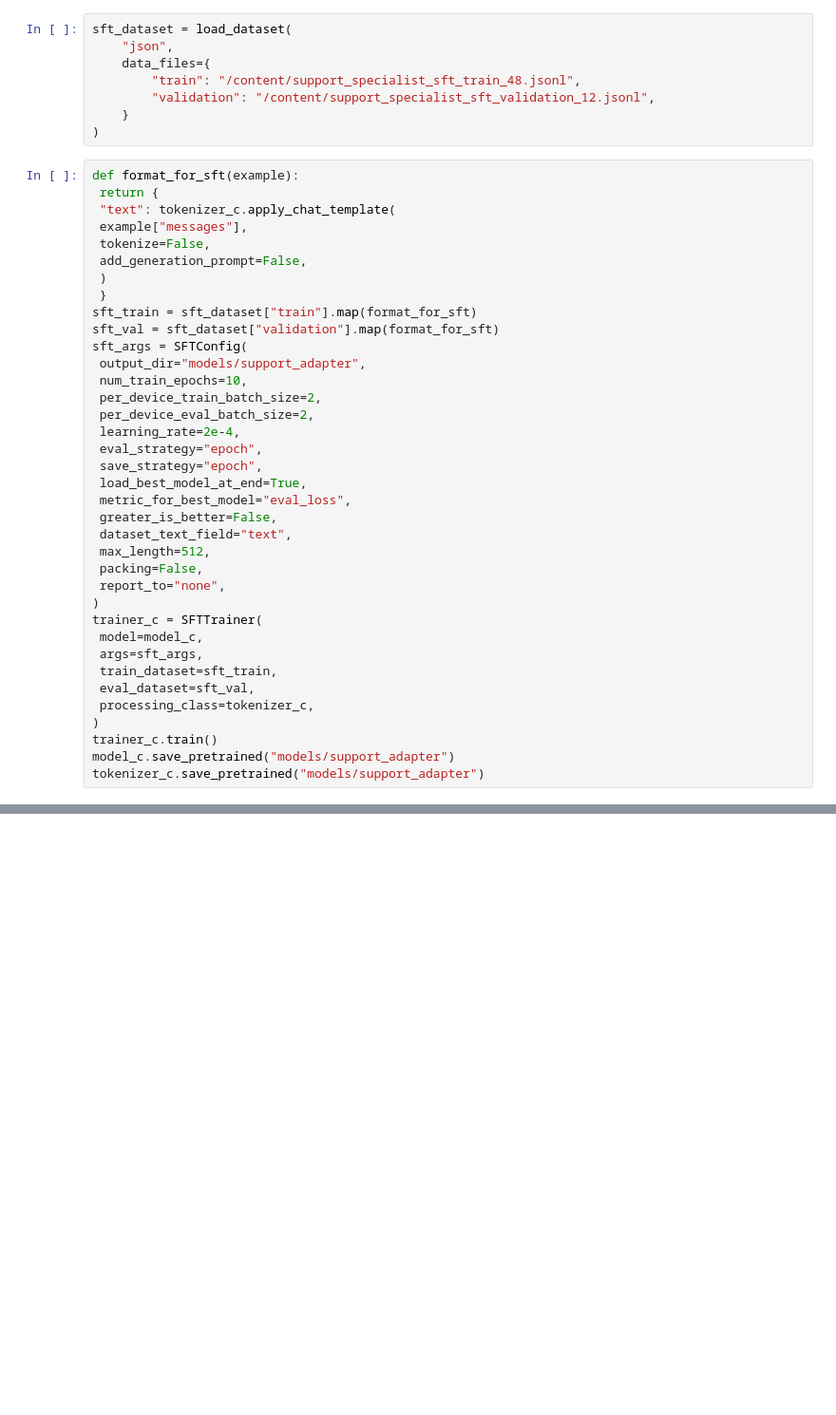
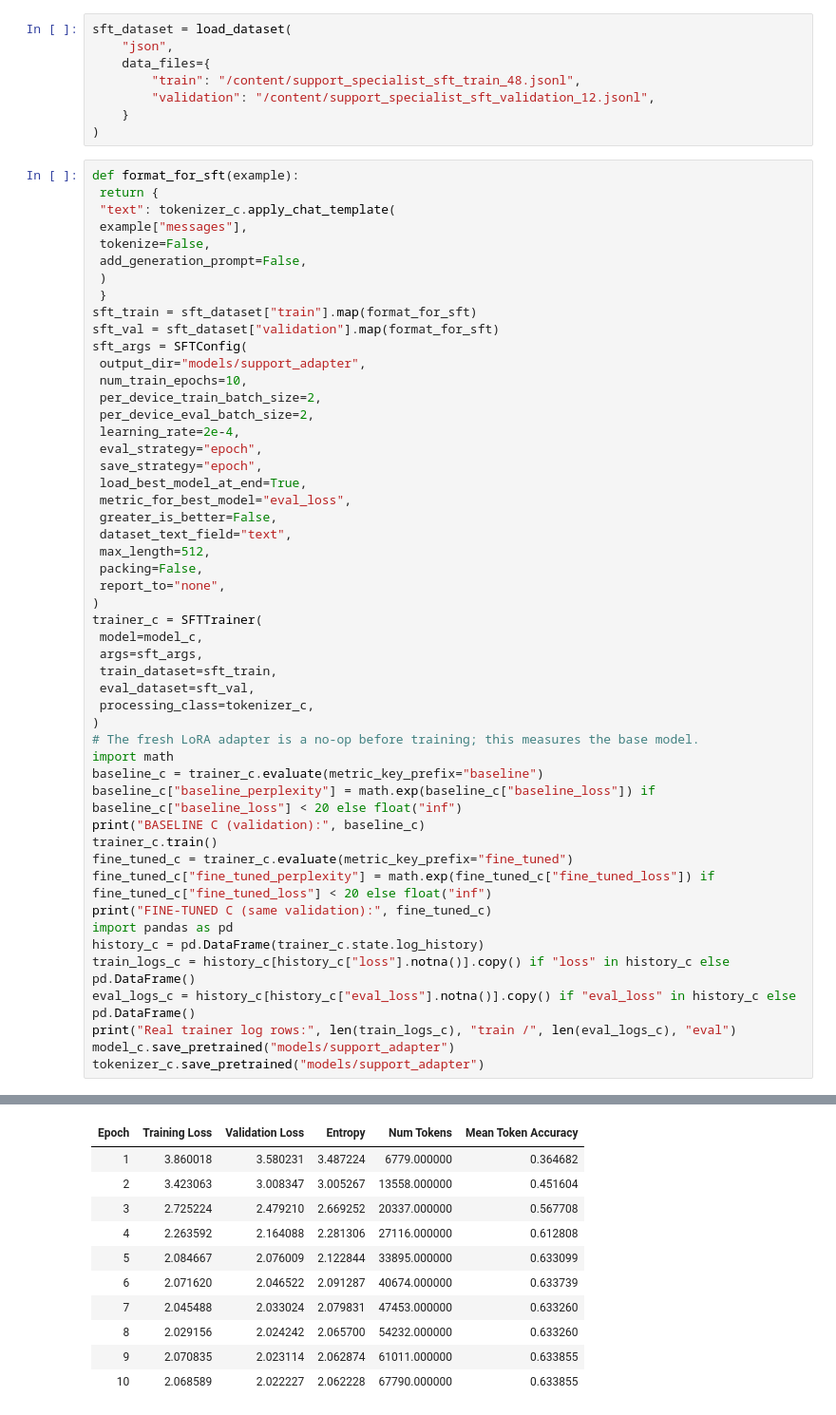
Before and after one commit to Xor01/multi-model-agentic-technical-support-system, a Jupyter notebook: src/support_agent/models/support_adapter/Model_C_—_Instruction_Tuned_Support_Specialist.ipynb, the cells around one changed output, grey strips where cells are left out. Shown at 95% size. Cells and saved outputs as stored; diff of their text form; blank space fills up the shorter version.

```diff
--- a/src/support_agent/models/support_adapter/Model_C_—_Instruction_Tuned_Support_Specialist.ipynb
+++ b/src/support_agent/models/support_adapter/Model_C_—_Instruction_Tuned_Support_Specialist.ipynb
@@ -91,7 +91,20 @@ trainer_c = SFTTrainer(
  eval_dataset=sft_val,
  processing_class=tokenizer_c,
 )
+# The fresh LoRA adapter is a no-op before training; this measures the base model.
+import math
+baseline_c = trainer_c.evaluate(metric_key_prefix="baseline")
+baseline_c["baseline_perplexity"] = math.exp(baseline_c["baseline_loss"]) if baseline_c["baseline_loss"] < 20 else float("inf")
+print("BASELINE C (validation):", baseline_c)
 trainer_c.train()
+fine_tuned_c = trainer_c.evaluate(metric_key_prefix="fine_tuned")
+fine_tuned_c["fine_tuned_perplexity"] = math.exp(fine_tuned_c["fine_tuned_loss"]) if fine_tuned_c["fine_tuned_loss"] < 20 else float("inf")
+print("FINE-TUNED C (same validation):", fine_tuned_c)
+import pandas as pd
+history_c = pd.DataFrame(trainer_c.state.log_history)
+train_logs_c = history_c[history_c["loss"].notna()].copy() if "loss" in history_c else pd.DataFrame()
+eval_logs_c = history_c[history_c["eval_loss"].notna()].copy() if "eval_loss" in history_c else pd.DataFrame()
+print("Real trainer log rows:", len(train_logs_c), "train /", len(eval_logs_c), "eval")
 model_c.save_pretrained("models/support_adapter")
 tokenizer_c.save_pretrained("models/support_adapter")
 # %% [output]
@@ -112,0 +116,11 @@ tokenizer_c.save_pretrained("models/support_adapter")
+| Epoch | Training Loss | Validation Loss | Entropy | Num Tokens | Mean Token Accuracy |
+| 1 | 3.860018 | 3.580231 | 3.487224 | 6779.000000 | 0.364682 |
+| 2 | 3.423063 | 3.008347 | 3.005267 | 13558.000000 | 0.451604 |
+| 3 | 2.725224 | 2.479210 | 2.669252 | 20337.000000 | 0.567708 |
+| 4 | 2.263592 | 2.164088 | 2.281306 | 27116.000000 | 0.612808 |
+| 5 | 2.084667 | 2.076009 | 2.122844 | 33895.000000 | 0.633099 |
+| 6 | 2.071620 | 2.046522 | 2.091287 | 40674.000000 | 0.633739 |
+| 7 | 2.045488 | 2.033024 | 2.079831 | 47453.000000 | 0.633260 |
+| 8 | 2.029156 | 2.024242 | 2.065700 | 54232.000000 | 0.633260 |
+| 9 | 2.070835 | 2.023114 | 2.062874 | 61011.000000 | 0.633855 |
+| 10 | 2.068589 | 2.022227 | 2.062228 | 67790.000000 | 0.633855 |
```
Also changed, not shown: parts of 1 cell of this notebook, 8 other files.
